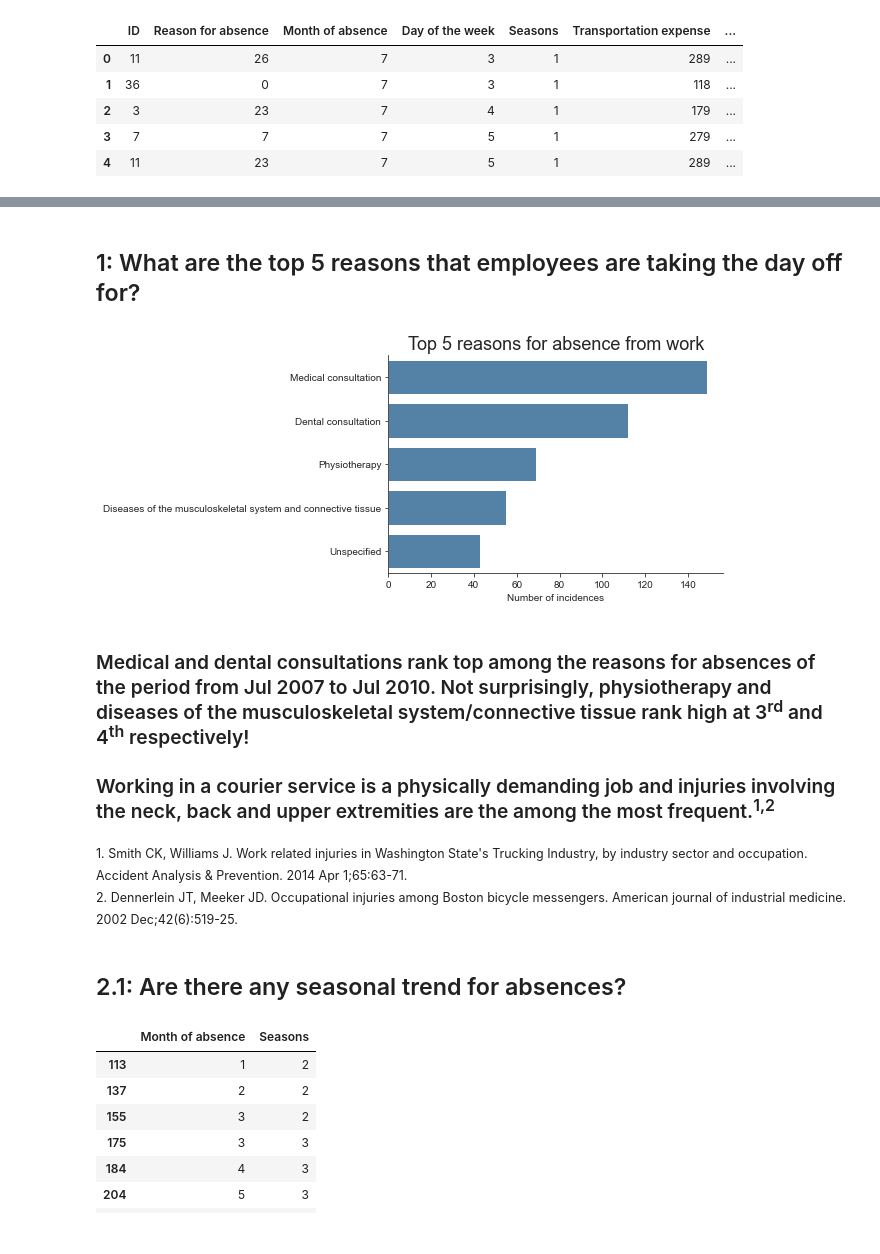
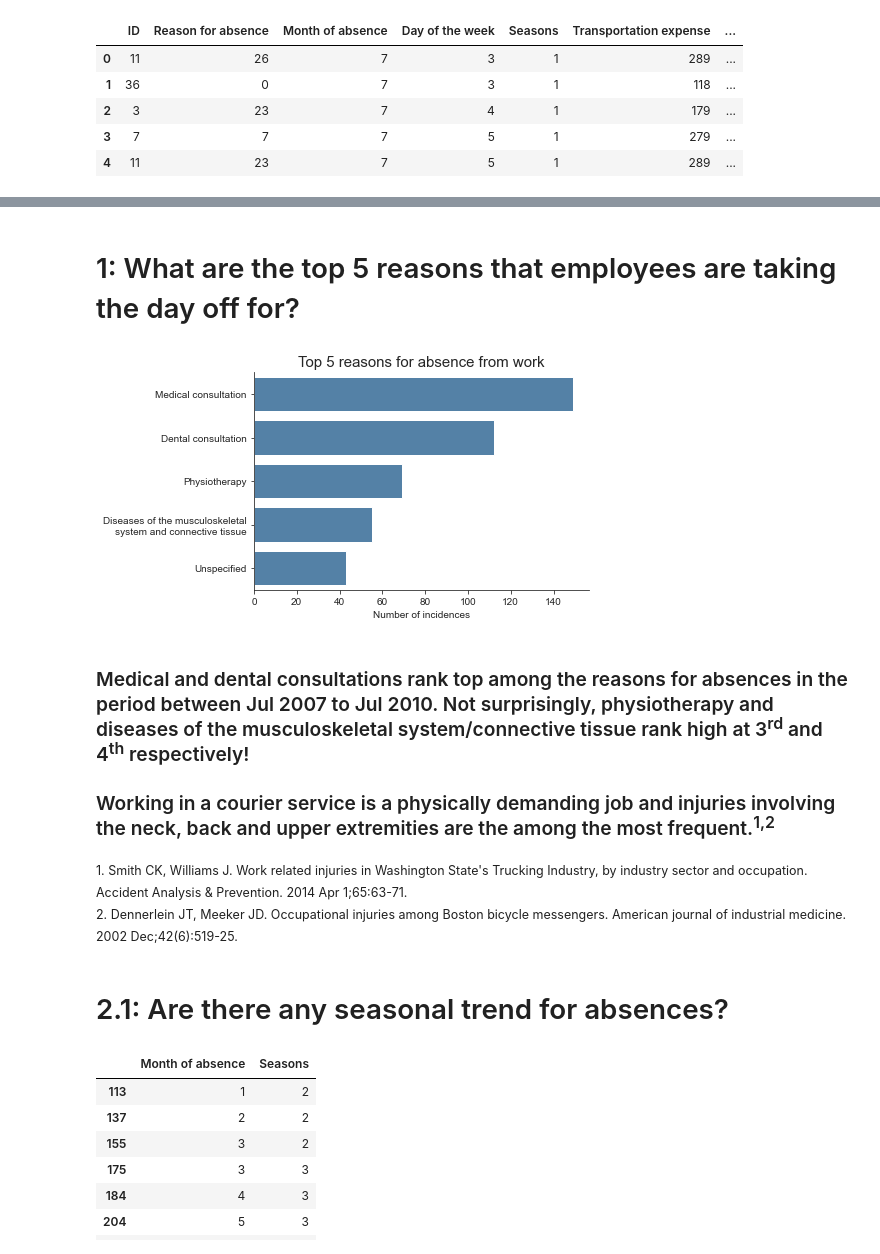
Before and after one commit to diweiho/Absenteeism-at-work, a Jupyter notebook: analysis.ipynb, the cells around one changed output, grey strips where cells are left out. Drawn from its saved outputs; the diff is of its cells as text; code cells hidden in the pictures.

```diff
--- a/analysis.ipynb
+++ b/analysis.ipynb
@@ -6,13 +6,13 @@
 # What about social drinkers and smokers? Do they affect absenteeism?
 # %%
 # Initialization
-
 import pandas as pd
 import numpy as np
 import matplotlib.pyplot as plt
 import seaborn as sns
 
 sns.set_style('ticks')
+plt.rc("axes.spines", top=False, right=False)
 pd.options.display.max_columns = None
 # %%
 # Load the dataset
@@ -29,11 +34,10 @@ df.head()
 # %% [markdown]
-## 1: What are the top 5 reasons that employees are taking the day off for?
+# 1: What are the top 5 reasons that employees are taking the day off for?
 # %%
 # Absences are coded based on the International Code of Diseases (ICD) for categories 1 to 21.
 # An additional 7 categories that are not on the ICD are included (categories 22-28).
 
 # Dict for the categories in 'Reason for absence' column in df
-
 icd_dict = {0:'Unspecified',
             1:'Certain infectious and parasitic diseases',
             2:'Neoplasms',
@@ -47,15 +51,15 @@ icd_dict = {0:'Unspecified',
             10:'Diseases of the respiratory system',
             11:'Diseases of the digestive system',
             12:'Diseases of the skin and subcutaneous tissue',
-            13:'Diseases of the musculoskeletal system and connective tissue',
+            13:'Diseases of the musculoskeletal\nsystem and connective tissue',
             14:'Diseases of the genitourinary system',
             15:'Pregnancy, childbirth and the puerperium',
-            16:'Certain conditions originating in the perinatal period',
-            17:'Congenital malformations, deformations and chromosomal abnormalities',
-            18:'Symptoms, signs and abnormal clinical and laboratory findings, not elsewhere classified',
-            19:'Injury, poisoning and certain other consequences of external causes',
+            16:'Certain conditions originating\nin the perinatal period',
+            17:'Congenital malformations, deformations\nand chromosomal abnormalities',
+            18:'Symptoms, signs and abnormal clinical and\nlaboratory findings, not elsewhere classified',
+            19:'Injury, poisoning and certain other\nconsequences of external causes',
             20:'External causes of morbidity and mortality',
-            21:'Factors influencing health status and contact with health services.',
+            21:'Factors influencing health status and\ncontact with health services.',
             22:'Patient follow-up',
             23:'Medical consultation',
             24:'Blood donation',
@@ -70,24 +70,25 @@ df_reason = df['Reason for absence'].replace(icd_dict)
 # %%
+# Replace numerical values with categorical labels
+df_reason = df['Reason for absence'].replace(icd_dict)
+
 # Top 5 reasons for absence
-
 top5_reason = df_reason.value_counts().head()
 
 sns.barplot(y=top5_reason.index, x=top5_reason, color='steelblue', ci=None)
-sns.despine()
-plt.title('Top 5 reasons for absence from work', fontdict={'fontsize':18})
+plt.title('Top 5 reasons for absence from work', fontdict={'fontsize':15})
 plt.xlabel('Number of incidences')
 plt.show()
 # %% [output]
-[figure, old version]
+[figure, new version]
 # %% [markdown]
-### Medical and dental consultations rank top among the reasons for absences of the period from Jul 2007 to Jul 2010. Not surprisingly, physiotherapy and diseases of the musculoskeletal system/connective tissue rank high at 3<sup>rd</sup> and 4<sup>th</sup> respectively!
+### Medical and dental consultations rank top among the reasons for absences in the period between Jul 2007 to Jul 2010. Not surprisingly, physiotherapy and diseases of the musculoskeletal system/connective tissue rank high at 3<sup>rd</sup> and 4<sup>th</sup> respectively!
 
 ### Working in a courier service is a physically demanding job and injuries involving the neck, back and upper extremities are the among the most frequent.<sup>1,2</sup>
 
 <sub>1. Smith CK, Williams J. Work related injuries in Washington State's Trucking Industry, by industry sector and occupation. Accident Analysis & Prevention. 2014 Apr 1;65:63-71.</sub><br>
 <sub>2. Dennerlein JT, Meeker JD. Occupational injuries among Boston bicycle messengers. American journal of industrial medicine. 2002 Dec;42(6):519-25.</sub>
 # %% [markdown]
-## 2.1: Are there any seasonal trend for absences?
+# 2.1: Are there any seasonal trend for absences?
 # %%
 # Data integrity check of month of absence vs seasons
 season_check = df.drop_duplicates(subset=['Month of absence','Seasons'])
```
Also changed, not shown: parts of 14 cells of this notebook.
